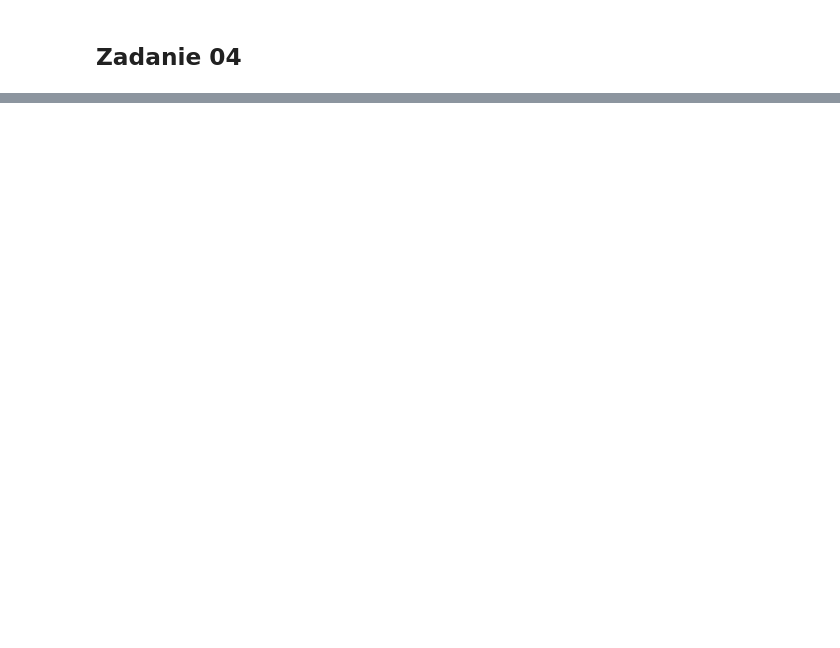
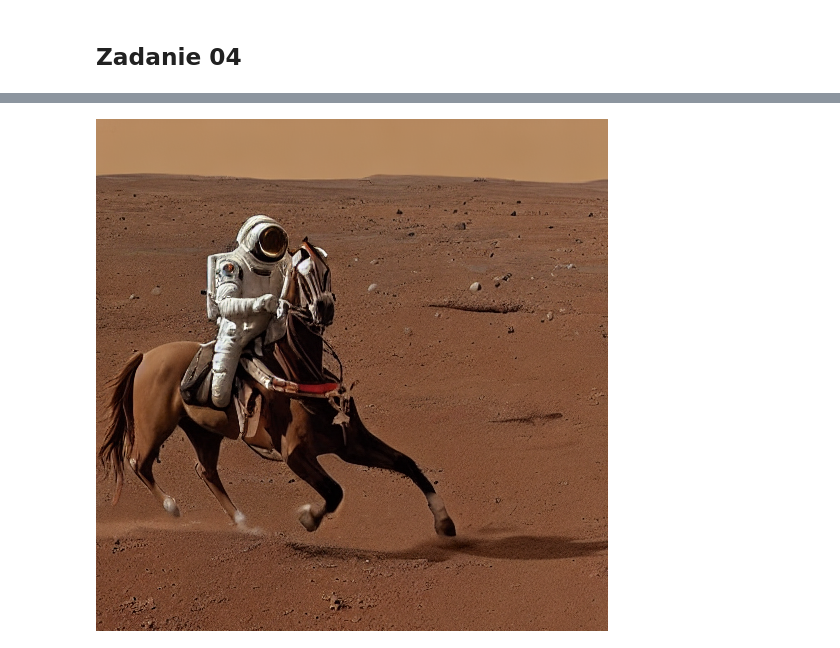
Before and after one commit to sregucki/IO_labs, a Jupyter notebook: notebooks/lab_08.ipynb, the cells around one changed output, grey strips where cells are left out. Saved outputs shown, nothing was run; the diff lists cells and outputs as text; code cells hidden in the pictures; blank space fills up the shorter version.

```diff
--- a/notebooks/lab_08.ipynb
+++ b/notebooks/lab_08.ipynb
@@ -115,0 +649,5 @@ image.save("astronaut_rides_horse.png")
+# %%
+from IPython.display import Image
+Image("astronaut_rides_horse.png")
+# %% [output]
+[figure, added]
```
Also changed, not shown: parts of 21 cells of this notebook.
